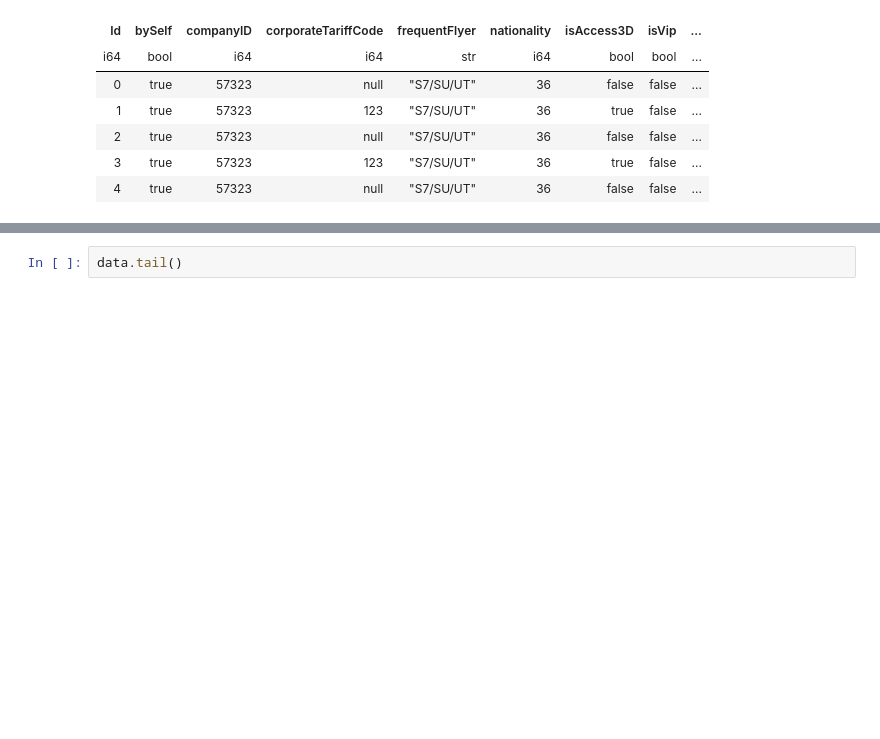
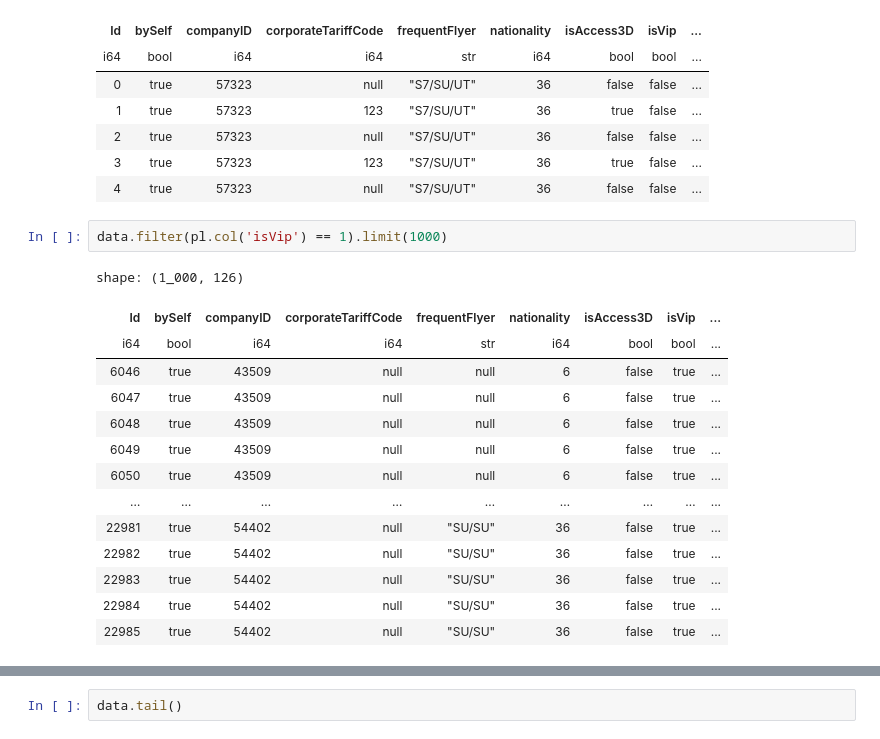
Before and after one commit to jfroggatt/aeroclub_recsys_2025, a Jupyter notebook: aeroclub_recsys.ipynb, the cells around one changed output, grey strips where cells are left out. Cells and saved outputs as stored; diff of their text form; blank space fills up the shorter version.

```diff
--- a/aeroclub_recsys.ipynb
+++ b/aeroclub_recsys.ipynb
@@ -53,3 +53,20 @@ shape: (5, 126)
 | 2 | true | 57323 | null | "S7/SU/UT" | 36 | false | false | ... |
 | 3 | true | 57323 | 123 | "S7/SU/UT" | 36 | true | false | ... |
 | 4 | true | 57323 | null | "S7/SU/UT" | 36 | false | false | ... |
+# %%
+data.filter(pl.col('isVip') == 1).limit(1000)
+# %% [output]
+shape: (1_000, 126)
+| Id | bySelf | companyID | corporateTariffCode | frequentFlyer | nationality | isAccess3D | isVip | ... |
+| i64 | bool | i64 | i64 | str | i64 | bool | bool | ... |
+| 6046 | true | 43509 | null | null | 6 | false | true | ... |
+| 6047 | true | 43509 | null | null | 6 | false | true | ... |
+| 6048 | true | 43509 | null | null | 6 | false | true | ... |
+| 6049 | true | 43509 | null | null | 6 | false | true | ... |
+| 6050 | true | 43509 | null | null | 6 | false | true | ... |
+| … | … | … | … | … | … | … | … | ... |
+| 22981 | true | 54402 | null | "SU/SU" | 36 | false | true | ... |
+| 22982 | true | 54402 | null | "SU/SU" | 36 | false | true | ... |
+| 22983 | true | 54402 | null | "SU/SU" | 36 | false | true | ... |
+| 22984 | true | 54402 | null | "SU/SU" | 36 | false | true | ... |
+| 22985 | true | 54402 | null | "SU/SU" | 36 | false | true | ... |
```
Also changed, not shown: parts of 28 cells of this notebook, 4 other files.
